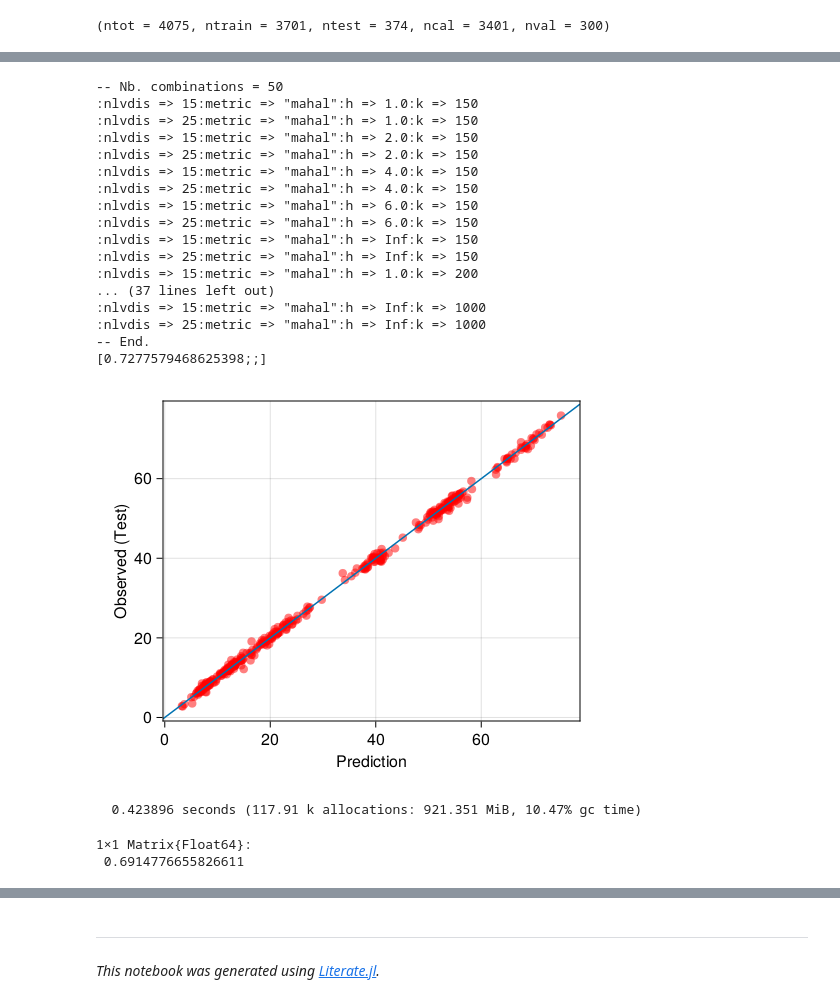
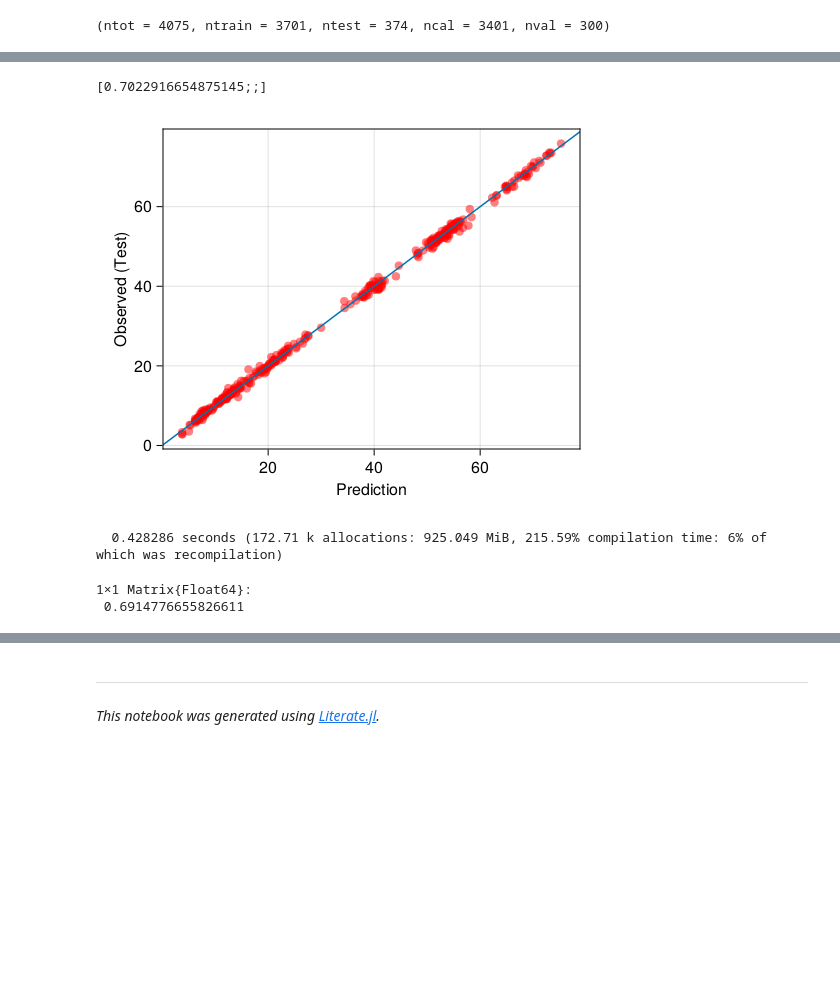
Before and after one commit to mlesnoff/JchemoDemo, a Jupyter notebook: Examples_Jchemo/ipynb/Regression/challenge2018_gridscore_all_models.ipynb, the cells around one changed output, grey strips where cells are left out. Saved outputs shown, nothing was run; the diff lists cells and outputs as text; code cells hidden in the pictures; blank space fills up the shorter version.

```diff
--- a/Examples_Jchemo/ipynb/Regression/challenge2018_gridscore_all_models.ipynb
+++ b/Examples_Jchemo/ipynb/Regression/challenge2018_gridscore_all_models.ipynb
@@ -342,47 +297,31 @@ rmsep(pred, ytest)
 # %%
 #### LWPLSR
 nlvdis = [15; 25] ; metric = ["mahal"]
 h = [1; 2; 4; 6; Inf]
 k = [150; 200; 350; 500; 1000]
 nlv = 1:20
 pars = mpar(nlvdis = nlvdis, metric = metric,
     h = h, k = k)
 length(pars[1])
 res = gridscorelv(Xcal, ycal, Xval, yval;
     score = rmsep, fun = lwplsr, nlv = nlv, pars = pars,
-    verbose = true)
+    verbose = false)
 u = findall(res.y1 .== minimum(res.y1))[1]
 res[u, :]
 group = string.(res.nlvdis, "-", res.h, "-", res.k)
 plotgrid(res.nlv, res.y1, group;
     xlabel ="Nb. LVs", ylabel = "RMSEP").f
 fm = lwplsr(Xtrain, ytrain; nlvdis = res.nlvdis[u],
     metric = res.metric[u], h = res.h[u], k = res.k[u],
     nlv = res.nlv[u]) ;
 pred = Jchemo.predict(fm, Xtest).pred
 println(rmsep(pred, ytest))
 plotxy(vec(pred), ytest; resolution = (500, 400),
     color = (:red, .5), bisect = true,
     xlabel = "Prediction", ylabel = "Observed (Test)").f
 # %% [output]
--- Nb. combinations = 50
-:nlvdis => 15:metric => "mahal":h => 1.0:k => 150
-:nlvdis => 25:metric => "mahal":h => 1.0:k => 150
-:nlvdis => 15:metric => "mahal":h => 2.0:k => 150
-:nlvdis => 25:metric => "mahal":h => 2.0:k => 150
-:nlvdis => 15:metric => "mahal":h => 4.0:k => 150
-:nlvdis => 25:metric => "mahal":h => 4.0:k => 150
-:nlvdis => 15:metric => "mahal":h => 6.0:k => 150
-:nlvdis => 25:metric => "mahal":h => 6.0:k => 150
-:nlvdis => 15:metric => "mahal":h => Inf:k => 150
-:nlvdis => 25:metric => "mahal":h => Inf:k => 150
-:nlvdis => 15:metric => "mahal":h => 1.0:k => 200
-... (37 lines left out)
-:nlvdis => 15:metric => "mahal":h => Inf:k => 1000
-:nlvdis => 25:metric => "mahal":h => Inf:k => 1000
--- End.
-[0.7277579468625398;;]
+[0.7022916654875145;;]
-[figure, old version]
+[figure, new version]
 # %%
 # A performant model
 fm = lwplsr(Xtrain, ytrain; nlvdis = 15,
@@ -390,7 +329,7 @@ fm = lwplsr(Xtrain, ytrain; nlvdis = 15,
 @time pred = Jchemo.predict(fm, Xtest).pred ;
 rmsep(pred, ytest)
 # %% [output]
-  0.423896 seconds (117.91 k allocations: 921.351 MiB, 10.47% gc time)
+  0.428286 seconds (172.71 k allocations: 925.049 MiB, 215.59% compilation time: 6% of which was recompilation)
 1×1 Matrix{Float64}:
  0.6914776655826611
 # %%
```
Also changed, not shown: parts of 17 cells of this notebook, 20 other files.
